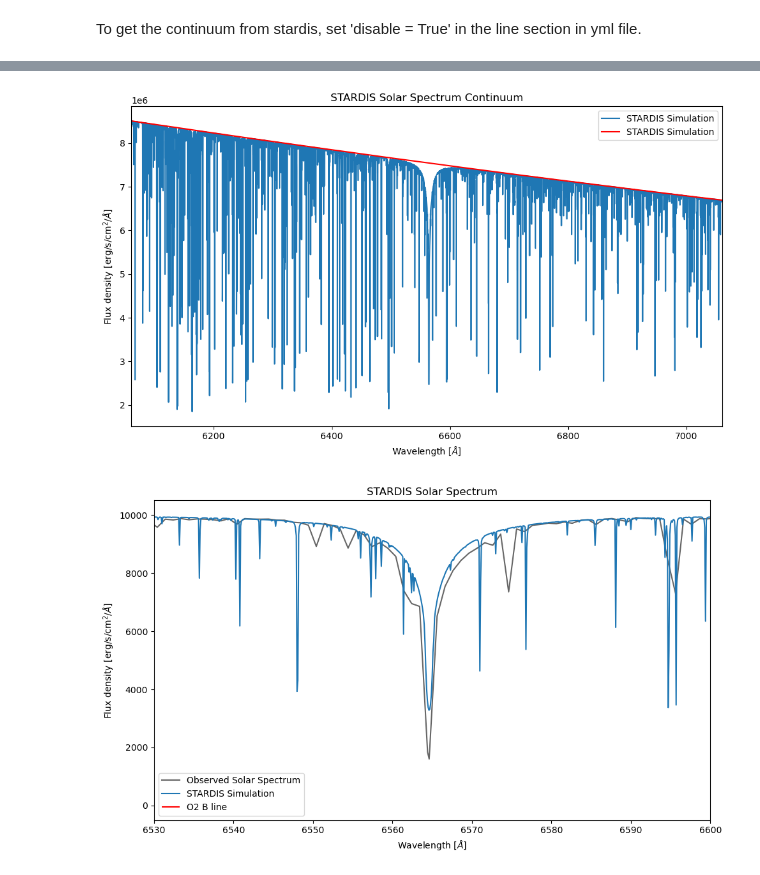
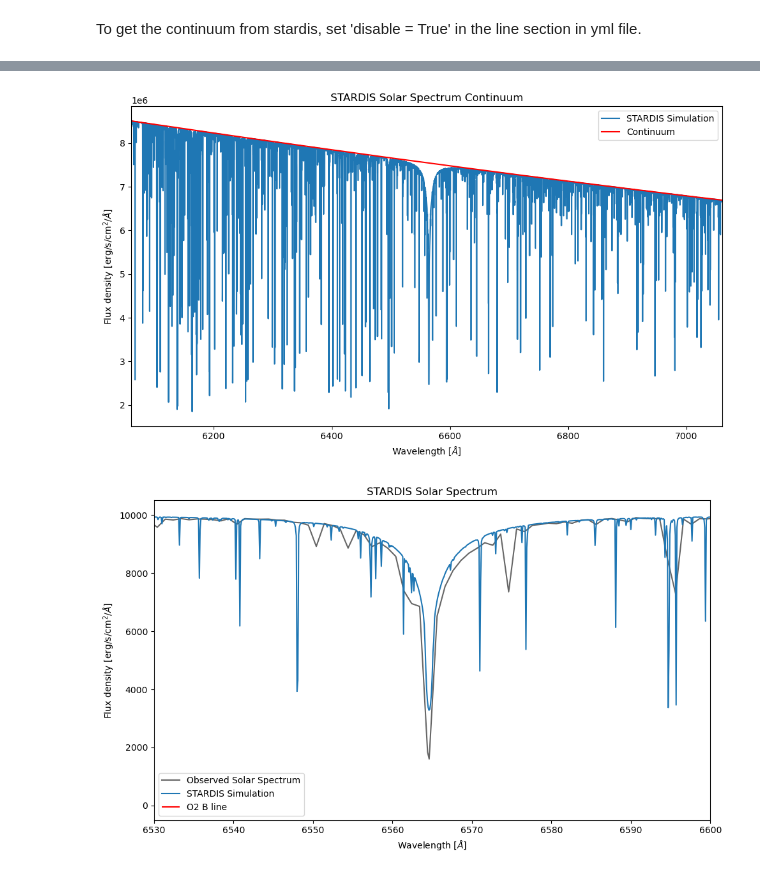
Before and after one commit to Keshavj-07/first_proj, a Jupyter notebook: scripts/Solar_Spectrum.ipynb, the cells around one changed output, grey strips where cells are left out. Drawn from its saved outputs; the diff is of its cells as text; code cells hidden in the pictures.

```diff
--- a/scripts/Solar_Spectrum.ipynb
+++ b/scripts/Solar_Spectrum.ipynb
@@ -14,24 +15,6 @@ from ipywidgets import interact
 download_atom_data('kurucz_cd23_chianti_H_He')
 # %% [output]
 Atomic Data kurucz_cd23_chianti_H_He already exists in /home/keshav/Downloads/tardis-data/kurucz_cd23_chianti_H_He.h5. Will not download - override with force_download=True.
-# %%
-def convert_wavelength_air2vacuum(wavelength_air):
-    """
-    Convert air wavelength to vacuum wavelength
-    Parameters
-    -----------
-    wavelength_air: float
-        Air wavelength in Angstroms
-
-    Returns
-    --------
-    float
-        Vacuum wavelength in Angstroms
-    """
-    sigma2 = (1e4/wavelength_air)**2.
-    fact = 1.0 + 5.792105e-2/(238.0185 - sigma2) + 1.67917e-3/(57.362 - sigma2)
-
-    return wavelength_air * fact
 # %%
 ## Defines the range for the simulated wavelegths
 tracing_lambdas = np.mgrid[6061:7061:0.1]* u.Angstrom
@@ -48,66 +47,13 @@ WARNING: UnitsWarning: 'erg/cm2/s' contains multiple slashes, which is discourag
 # %%
-data = pd.read_csv('getSolarSpectrumDB.dat', skipinitialspace=True)
+data = pd.read_csv('../data/getSolarSpectrumDB.dat', skipinitialspace=True)
 wave = data.iloc[:, 0]
 flux = data.iloc[:, 1]
 wave_vac = convert_wavelength_air2vacuum(wave)
-def bass_compare(x, y, x_min=6061, x_max=7061):
-    """
-    Compare the observed solar spectrum with the STARDIS simulation
-    Parameters
-    -----------
-    wavelength: array-like
-        Wavelengths of the stardis solar spectrum in Angstroms
-    flux: array-like
-        Flux densities of the stardis solar spectrum in erg/s/cm^2/Angstrom
-
-    Returns
-    --------
-    None
-    """
-    plt.figure(figsize=(10,6))
-    plt.plot(wave_vac, flux, label='Observed Solar Spectrum', color = 'black', alpha = 0.6)
-    plt.xlim((x_min, x_max))
-    plt.title("Observation vs STARDIS Solar Spectrum")
-    plt.xlabel(r"Wavelength [$\AA$]")
-    plt.ylabel(r"Flux density [erg/s/cm$^2$/$\AA$]")
-    plt.tight_layout()
-
-    plt.plot (x, y, label='STARDIS Simulation')
-    #plt.vlines(6564.6, ymin=0, ymax=10000, color='red', label='H-alpha line')
-    #plt.vlines(6867.4, ymin=0, ymax=10000, color='red', label='O2 B line')
-    plt.legend()
-    plt.show()
 
 
-def continuum_visualizer(x, y, x_min=6061, x_max=7061):
-    """
-    Visualize the continuum of the STARDIS simulation
-    Parameters
-    -----------
-    wavelength: array-like
-        Wavelengths of the stardis solar spectrum in Angstroms
-    flux: array-like
-        Flux densities of the stardis solar spectrum in erg/s/cm^2/Angstrom
-
-    Returns
-    --------
-    None
-    """
-    plt.figure(figsize=(10,6))
-    plt.plot(sim.lambdas, sim.spectrum_lambda, label='STARDIS Simulation')
-    plt.xlim((x_min, x_max))
-    plt.title("STARDIS Solar Spectrum Continuum")
-    plt.xlabel(r"Wavelength [$\AA$]")
-    plt.ylabel(r"Flux density [erg/s/cm$^2$/$\AA$]")
-    plt.tight_layout()
-
-    plt.plot (x, y, label='STARDIS Simulation', color='red')
-    plt.legend()
-    plt.show()
-
-continuum_visualizer(sim.lambdas, sim2.spectrum_lambda)
+continuum_visualizer(sim2.lambdas, sim2.spectrum_lambda, sim.lambdas, sim.spectrum_lambda)
 # %% [output]
-[figure, old version]
+[figure, new version]
 # %%
 '''
 plt.figure(figsize=(10,6))
```
Also changed, not shown: parts of 16 cells of this notebook.
